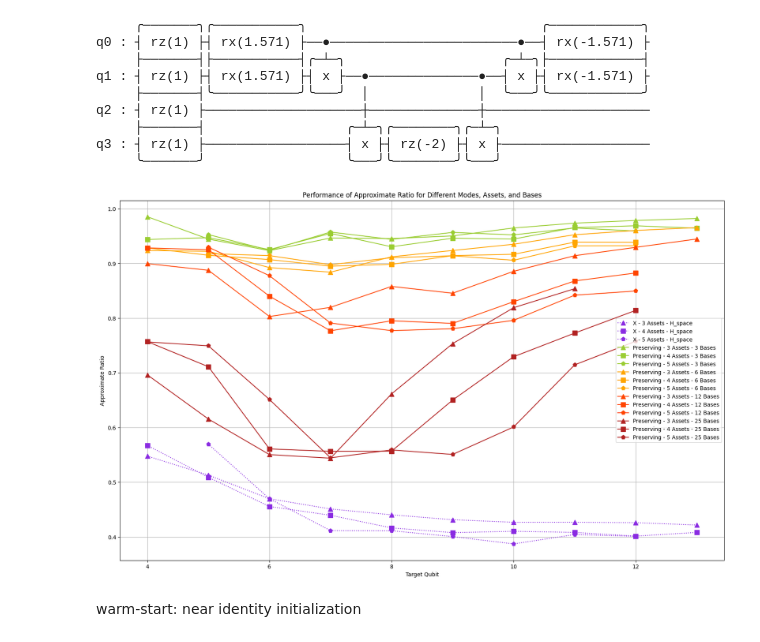
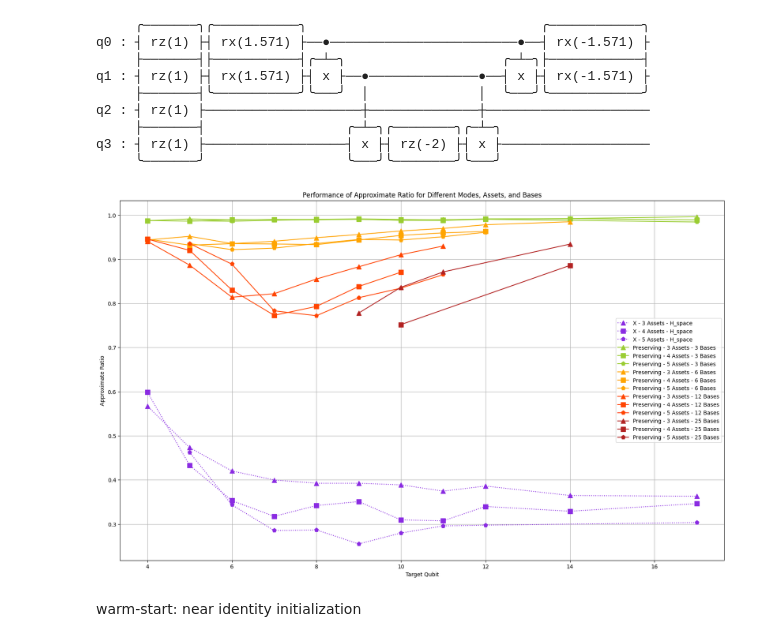
Before and after one commit to AndewNN/Quantum_Computing, a Jupyter notebook: CUDA/0.ipynb, the cells around one changed output. Saved outputs shown, nothing was run; the diff lists cells and outputs as text; code cells hidden in the pictures.

```diff
--- a/CUDA/0.ipynb
+++ b/CUDA/0.ipynb
@@ -134,36 +134,36 @@ LAMB = 4  # Budget Penalty
 Q = 0  # Volatility Weight
 marker_map = {3: "^", 4: "s", 5: "p"}
 color_map = {(3, 'Preserving'): "yellowgreen",
                 (6, 'Preserving'): "orange",
                 (12, 'Preserving'): "orangered",
                 (25, 'Preserving'): "firebrick",
                 ("H_space", "X"): "blueviolet"}
 line_map = {"X": ":", "Preserving": "-"}
 plot_mode = ["Approximate_ratio", "MaxProb_ratio"][0]
 plt.figure(figsize=(20, 12))
 for mode in modes:
     for num_init_bases in (["H_space"] if mode == "X" else [3, 6, 12, 25]):
         for N_ASSETS in range(3, 6):
             mode_results = []
             range_qubit = []
-            for TARGET_QUBIT in range(4, 14):
+            for TARGET_QUBIT in range(4, 20):
                 dir_name = f"exp_Q{TARGET_QUBIT}_A{N_ASSETS}_L{LAMB}_q{Q}_B{3 if mode == 'X' else num_init_bases}"
-                dir_path = f"./experiments_bk/{dir_name}"
+                dir_path = f"./experiments/{dir_name}"
                 if not os.path.exists(f"{dir_path}/result.csv"):
                     continue
                 df = pd.read_csv(f"{dir_path}/result.csv")
                 mode_result = df[df["Mode"] == mode][plot_mode].values[0]
                 mode_results.append(mode_result)
                 range_qubit.append(TARGET_QUBIT)
             plt.plot(range_qubit, mode_results, marker=marker_map[N_ASSETS], color=color_map[(num_init_bases, mode)], linestyle=line_map[mode], label=f"{mode} - {N_ASSETS} Assets - {num_init_bases}{'' if mode == 'X' else ' Bases'}", markersize=8)
 plt.xlabel("Target Qubit")
 plt.ylabel(plot_mode.replace("_", " ").title())
 plt.title(f"Performance of {plot_mode.replace('_', ' ').title()} for Different Modes, Assets, and Bases")
 plt.legend()
 plt.grid()
 plt.show()
 # %% [output]
-[figure, old version]
+[figure, new version]
 # %% [markdown]
 warm-start: near identity initialization
 # %%
```
Also changed, not shown: parts of 2 cells of this notebook.
